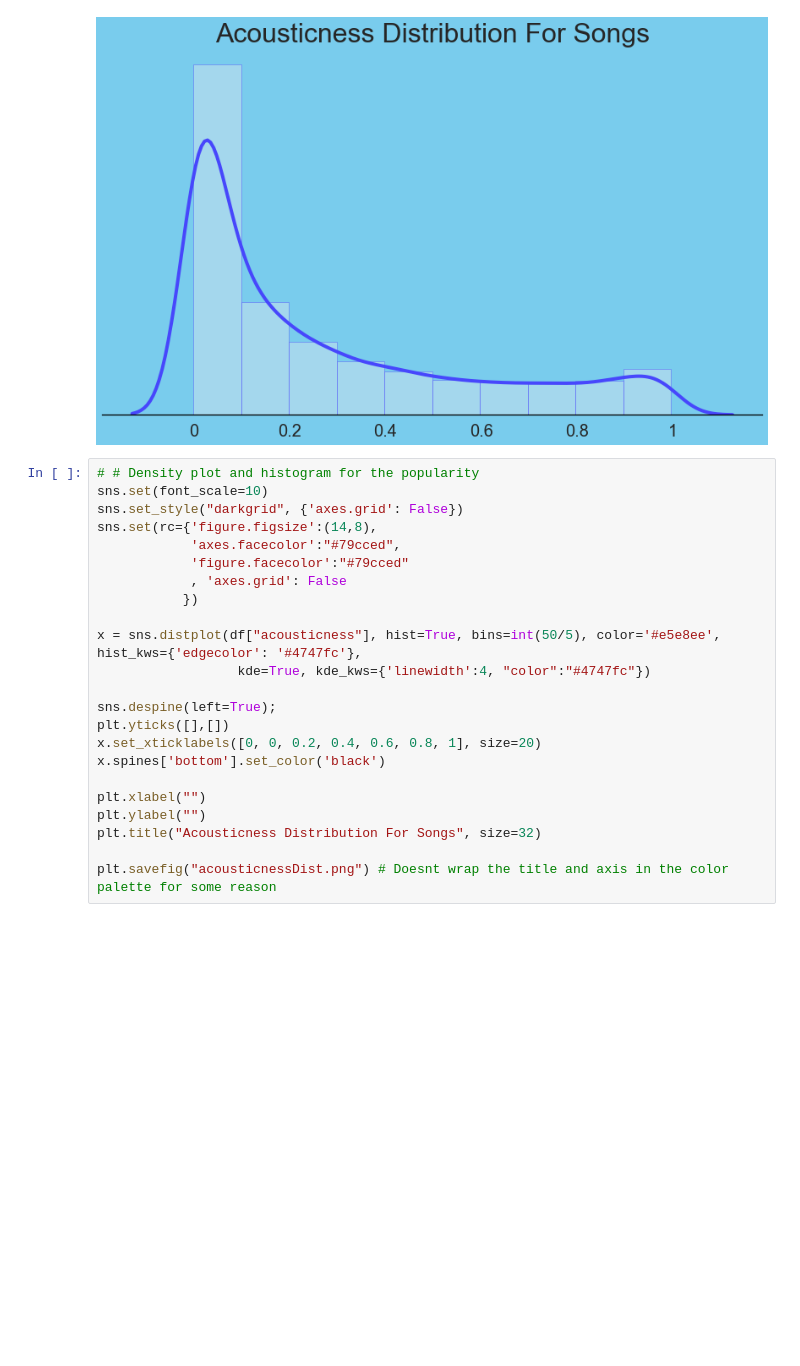
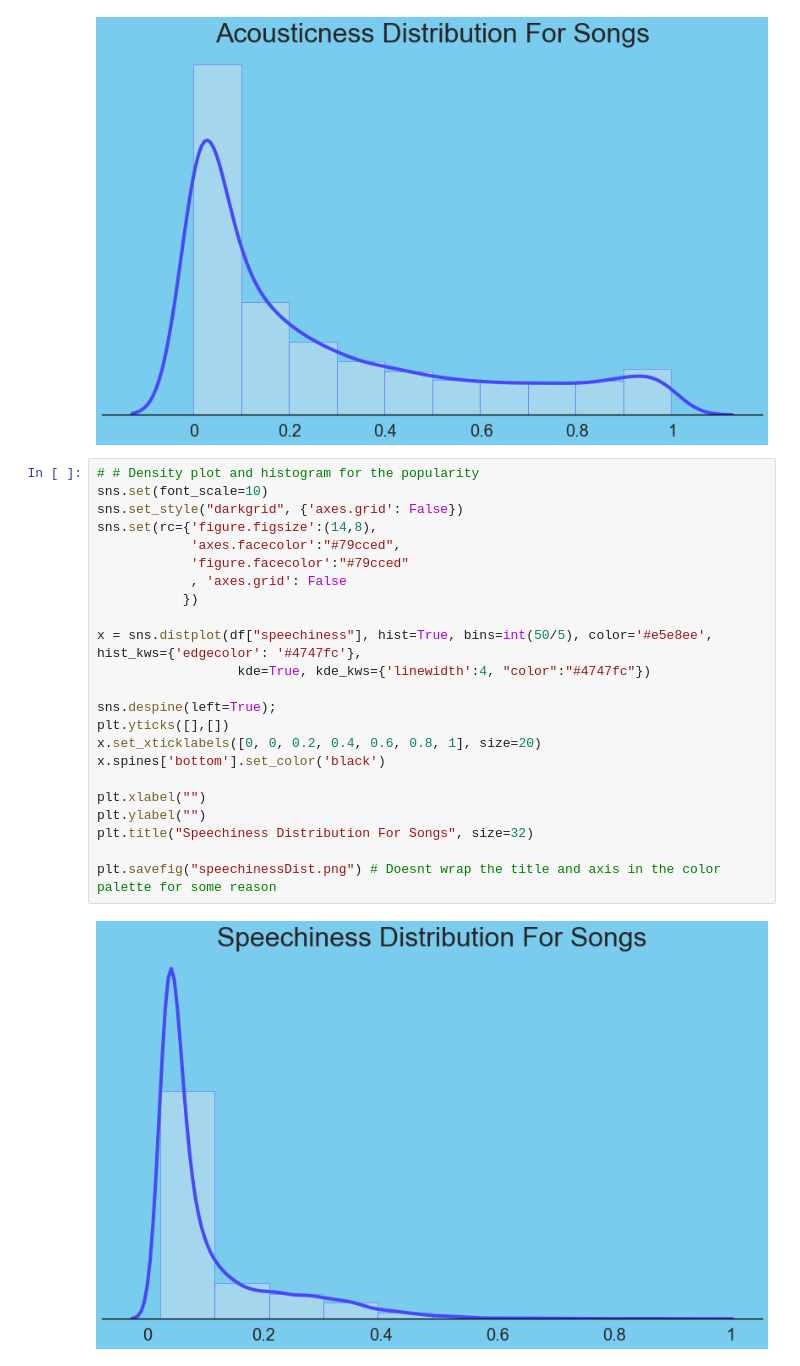
Before and after one commit to IGEN330-Overlap/algo, a Jupyter notebook: DevSongDistributionGraphs.ipynb, the cells around one changed output. Saved outputs shown, nothing was run; the diff lists cells and outputs as text; blank space fills up the shorter version.

```diff
--- a/HowItWorks Graphs.ipynb
+++ b/DevSongDistributionGraphs.ipynb
@@ -216,23 +216,25 @@ plt.savefig("acousticnessDist.png") # Doesnt wrap the title and axis in the colo
 # %%
 # # Density plot and histogram for the popularity
 sns.set(font_scale=10)
 sns.set_style("darkgrid", {'axes.grid': False})
 sns.set(rc={'figure.figsize':(14,8),
             'axes.facecolor':"#79cced",
             'figure.facecolor':"#79cced"
             , 'axes.grid': False
            })
 
-x = sns.distplot(df["acousticness"], hist=True, bins=int(50/5), color='#e5e8ee', hist_kws={'edgecolor': '#4747fc'},
+x = sns.distplot(df["speechiness"], hist=True, bins=int(50/5), color='#e5e8ee', hist_kws={'edgecolor': '#4747fc'},
                   kde=True, kde_kws={'linewidth':4, "color":"#4747fc"})
 
 sns.despine(left=True);
 plt.yticks([],[])
 x.set_xticklabels([0, 0, 0.2, 0.4, 0.6, 0.8, 1], size=20)
 x.spines['bottom'].set_color('black')
 
 plt.xlabel("")
 plt.ylabel("")
-plt.title("Acousticness Distribution For Songs", size=32)
+plt.title("Speechiness Distribution For Songs", size=32)
 
-plt.savefig("acousticnessDist.png") # Doesnt wrap the title and axis in the color palette for some reason
+plt.savefig("speechinessDist.png") # Doesnt wrap the title and axis in the color palette for some reason
+# %% [output]
+[figure, added]
```
Also changed, not shown: parts of 1 cell of this notebook, 8 other files.
